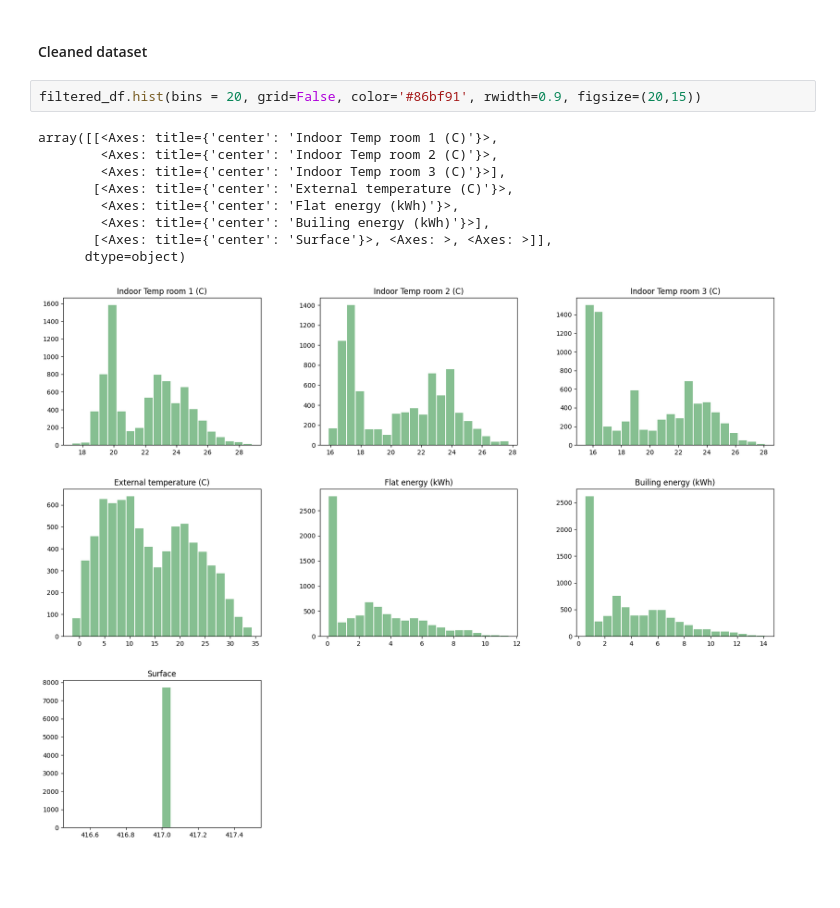
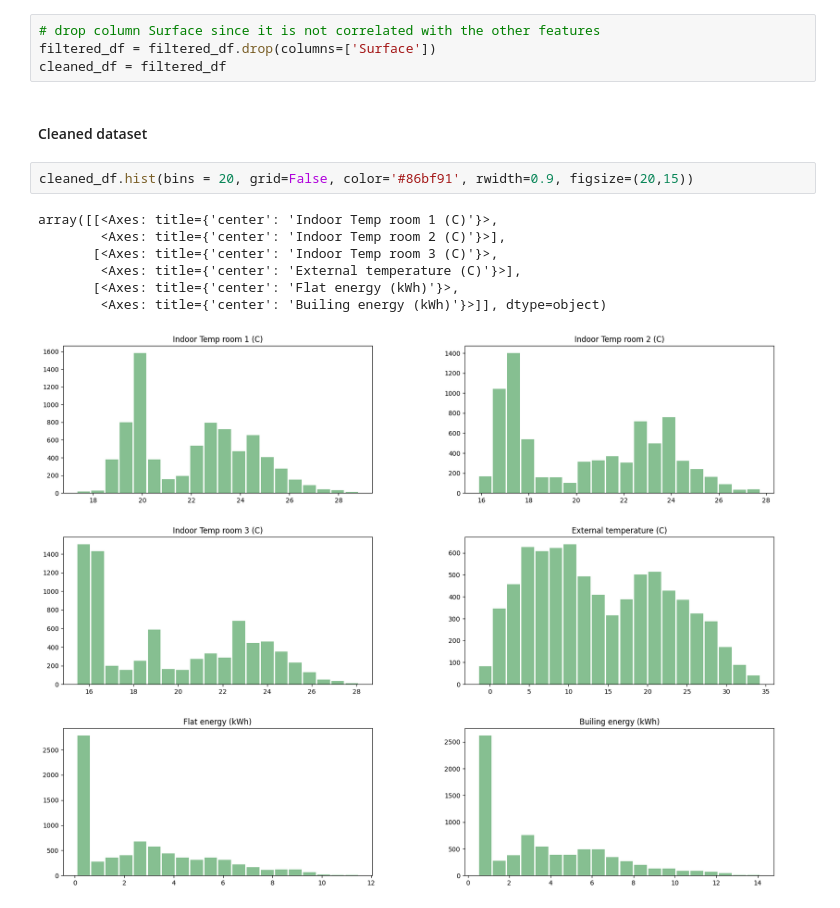
Before and after one commit to PeriniM/Hackathon-NOI, a Jupyter notebook: Data_analysis.ipynb, the cells around one changed output. Cells and saved outputs as stored; diff of their text form; blank space fills up the shorter version.

```diff
--- a/Data_analysis.ipynb
+++ b/Data_analysis.ipynb
@@ -290,17 +287,19 @@ plt.show()
+# %%
+# drop column Surface since it is not correlated with the other features
+filtered_df = filtered_df.drop(columns=['Surface'])
+cleaned_df = filtered_df
 # %% [markdown]
 #### Cleaned dataset
 # %%
-filtered_df.hist(bins = 20, grid=False, color='#86bf91', rwidth=0.9, figsize=(20,15))
+cleaned_df.hist(bins = 20, grid=False, color='#86bf91', rwidth=0.9, figsize=(20,15))
 # %% [output]
 array([[<Axes: title={'center': 'Indoor Temp room 1 (C)'}>,
-        <Axes: title={'center': 'Indoor Temp room 2 (C)'}>,
-        <Axes: title={'center': 'Indoor Temp room 3 (C)'}>],
-       [<Axes: title={'center': 'External temperature (C)'}>,
-        <Axes: title={'center': 'Flat energy (kWh)'}>,
-        <Axes: title={'center': 'Builing energy (kWh)'}>],
-       [<Axes: title={'center': 'Surface'}>, <Axes: >, <Axes: >]],
-      dtype=object)
+        <Axes: title={'center': 'Indoor Temp room 2 (C)'}>],
+       [<Axes: title={'center': 'Indoor Temp room 3 (C)'}>,
+        <Axes: title={'center': 'External temperature (C)'}>],
+       [<Axes: title={'center': 'Flat energy (kWh)'}>,
+        <Axes: title={'center': 'Builing energy (kWh)'}>]], dtype=object)
-[figure, old version]
+[figure, new version]
 # %%
 # Define the specific month and year
 selected_month = 5
```
Also changed, not shown: parts of 19 cells of this notebook.
